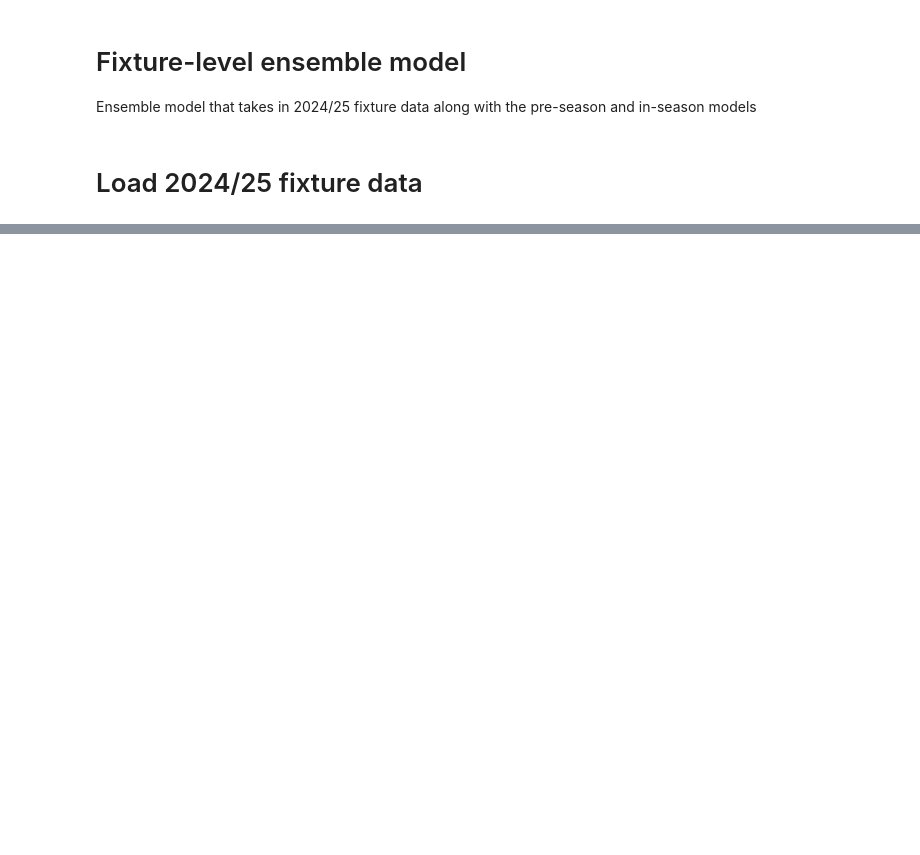
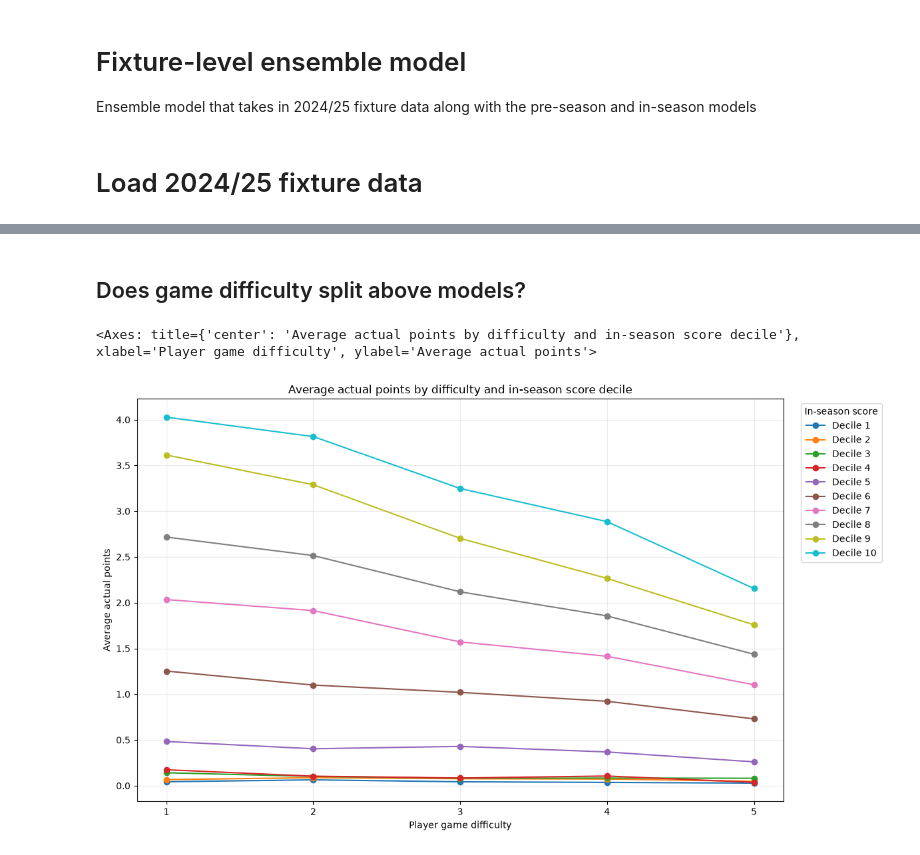
Before and after one commit to calumthompson/fantasy_football_v2, a Jupyter notebook: training/notebooks/ensemble_model.ipynb, the cells around one changed output, grey strips where cells are left out. Saved outputs shown, nothing was run; the diff lists cells and outputs as text; code cells hidden in the pictures; blank space fills up the shorter version.

```diff
--- a/training/notebooks/ensemble_model.ipynb
+++ b/training/notebooks/ensemble_model.ipynb
@@ -317,0 +309,49 @@ print(f"Saved production ensemble model to {DEFAULT_ENSEMBLE_ARTIFACT_PATH}")
+# %% [markdown]
+## Does game difficulty split above models?
+# %%
+in_season_difficulty_analysis_df = validation_df[
+    ["in_season_model_score", "player_game_difficulty", TARGET_COLUMN]
+].copy()
+
+in_season_difficulty_analysis_df["score_decile"] = pd.qcut(
+    in_season_difficulty_analysis_df["in_season_model_score"].rank(
+        method="first"
+    ),
+    q=10,
+    labels=range(1, 11),
+).astype(int)
+
+in_season_points_by_difficulty_df = (
+    in_season_difficulty_analysis_df.groupby(
+        ["score_decile", "player_game_difficulty"],
+        as_index=False,
+    )[TARGET_COLUMN]
+    .mean()
+)
+
+figure, axis = plt.subplots(figsize=(12, 7))
+for score_decile, score_decile_df in in_season_points_by_difficulty_df.groupby(
+    "score_decile"
+):
+    axis.plot(
+        score_decile_df["player_game_difficulty"],
+        score_decile_df[TARGET_COLUMN],
+        marker="o",
+        label=f"Decile {score_decile}",
+    )
+
+axis.set(
+    xlabel="Player game difficulty",
+    ylabel="Average actual points",
+    title="Average actual points by difficulty and in-season score decile",
+    xticks=sorted(
+        in_season_points_by_difficulty_df["player_game_difficulty"].unique()
+    ),
+)
+axis.grid(alpha=0.25)
+axis.legend(title="In-season score", bbox_to_anchor=(1.02, 1), loc="upper left")
+figure.tight_layout()
+axis
+# %% [output]
+<Axes: title={'center': 'Average actual points by difficulty and in-season score decile'}, xlabel='Player game difficulty', ylabel='Average actual points'>
+[figure, added]
```
Also changed, not shown: parts of 42 cells of this notebook, 7 other files.
